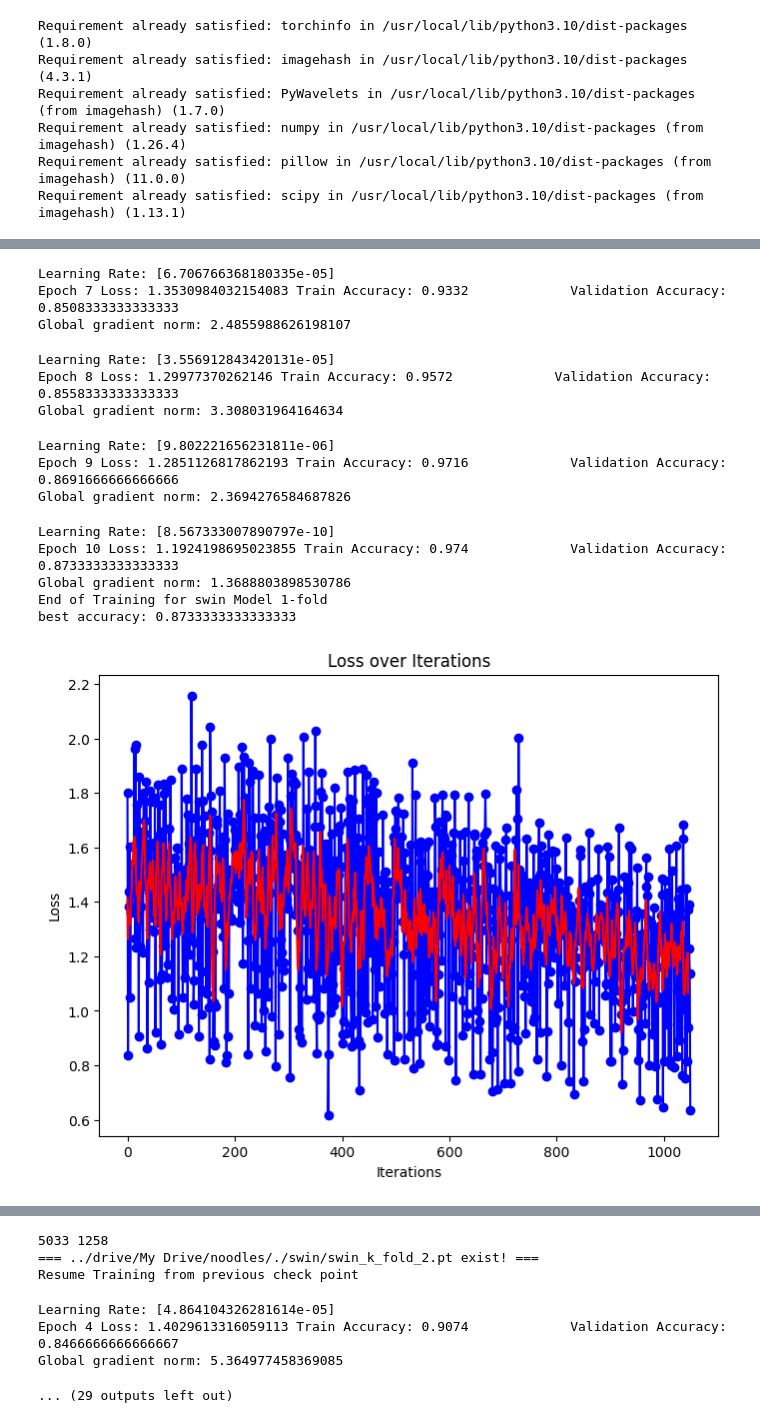
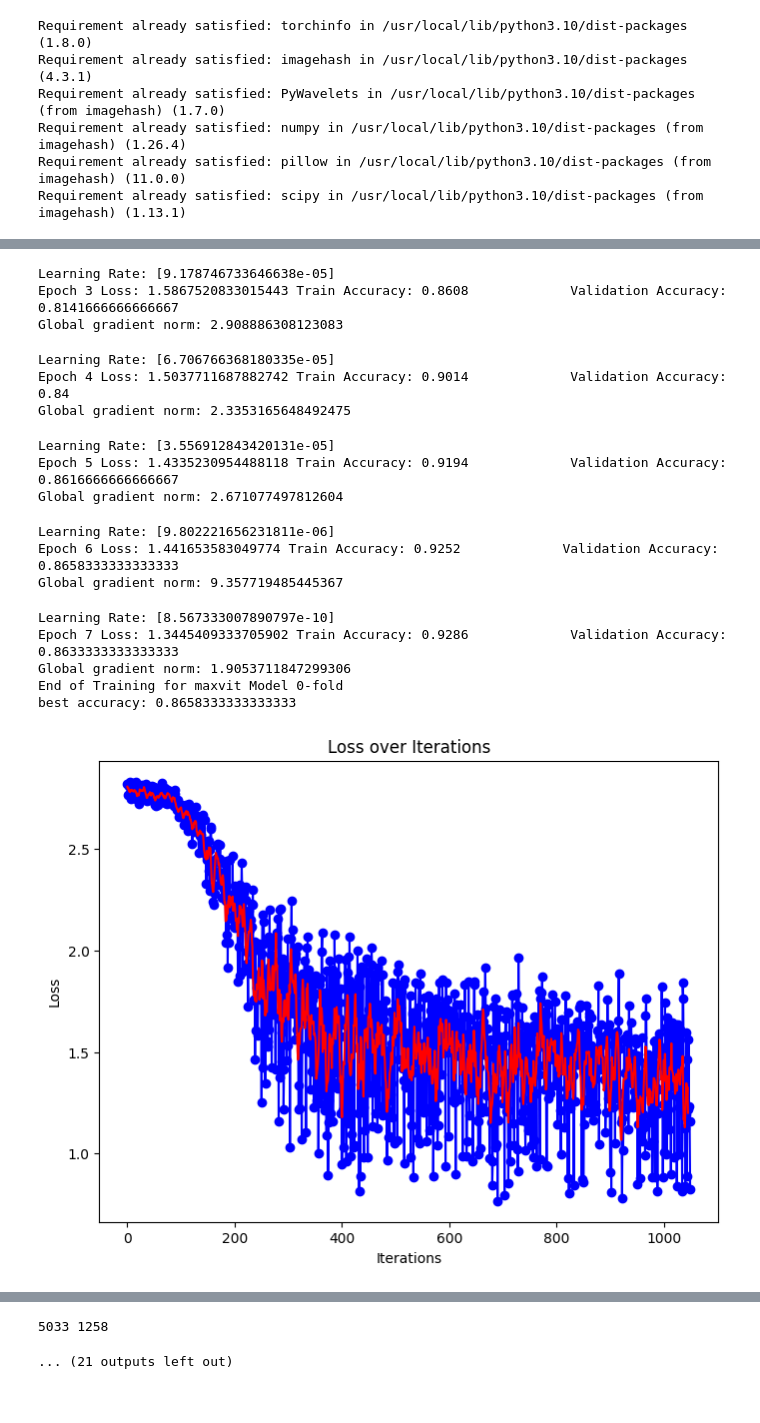
Before and after one commit to tomhyhan/noodles, a Jupyter notebook: pasta_classification.ipynb, the cells around one changed output, grey strips where cells are left out. Cells and saved outputs as stored; diff of their text form; code cells hidden in the pictures.

```diff
--- a/pasta_classification.ipynb
+++ b/pasta_classification.ipynb
@@ -118,8 +110,8 @@ models = ['maxvit']
 for model_name in models:
     current_model_accuracies = []
     for k_id, (train_i, val_i) in enumerate(k_fold.split(X,y)):
-        # if k_id in [0]:
-        #     continue
+        if k_id in [0,1,2]:
+            continue
         print(len(train_i), len(val_i))
         train_set = X[train_i]
         train_label_set = y[train_i]
@@ -211,15 +199,18 @@ Global gradient norm: 4.215074650129505
-Learning Rate: [6.706766368180335e-05]
-Epoch 7 Loss: 1.3530984032154083 Train Accuracy: 0.9332             Validation Accuracy: 0.8508333333333333
-Global gradient norm: 2.4855988626198107
+Learning Rate: [9.178746733646638e-05]
+Epoch 3 Loss: 1.5867520833015443 Train Accuracy: 0.8608             Validation Accuracy: 0.8141666666666667
+Global gradient norm: 2.908886308123083
-Learning Rate: [3.556912843420131e-05]
-Epoch 8 Loss: 1.29977370262146 Train Accuracy: 0.9572             Validation Accuracy: 0.8558333333333333
-Global gradient norm: 3.308031964164634
+Learning Rate: [6.706766368180335e-05]
+Epoch 4 Loss: 1.5037711687882742 Train Accuracy: 0.9014             Validation Accuracy: 0.84
+Global gradient norm: 2.3353165648492475
-Learning Rate: [9.802221656231811e-06]
-Epoch 9 Loss: 1.2851126817862193 Train Accuracy: 0.9716             Validation Accuracy: 0.8691666666666666
-Global gradient norm: 2.3694276584687826
+Learning Rate: [3.556912843420131e-05]
+Epoch 5 Loss: 1.4335230954488118 Train Accuracy: 0.9194             Validation Accuracy: 0.8616666666666667
+Global gradient norm: 2.671077497812604
-Learning Rate: [8.567333007890797e-10]
-Epoch 10 Loss: 1.1924198695023855 Train Accuracy: 0.974             Validation Accuracy: 0.8733333333333333
-Global gradient norm: 1.3688803898530786
-End of Training for swin Model 1-fold
-best accuracy: 0.8733333333333333
+Learning Rate: [9.802221656231811e-06]
+Epoch 6 Loss: 1.441653583049774 Train Accuracy: 0.9252             Validation Accuracy: 0.8658333333333333
+Global gradient norm: 9.357719485445367
+Learning Rate: [8.567333007890797e-10]
+Epoch 7 Loss: 1.3445409333705902 Train Accuracy: 0.9286             Validation Accuracy: 0.8633333333333333
+Global gradient norm: 1.9053711847299306
+End of Training for maxvit Model 0-fold
+best accuracy: 0.8658333333333333
-[figure, old version]
+[figure, new version]
@@ -227,10 +218,5 @@ best accuracy: 0.8733333333333333
-5033 1258
-=== ../drive/My Drive/noodles/./swin/swin_k_fold_2.pt exist! ===
-Resume Training from previous check point
-Learning Rate: [4.864104326281614e-05]
-Epoch 4 Loss: 1.4029613316059113 Train Accuracy: 0.9074             Validation Accuracy: 0.8466666666666667
-Global gradient norm: 5.364977458369085
+5033 1258
-... (29 outputs left out)
+... (21 outputs left out)
 # %%
 from pathlib import Path
 import glob
```
Also changed, not shown: parts of 5 cells of this notebook.
